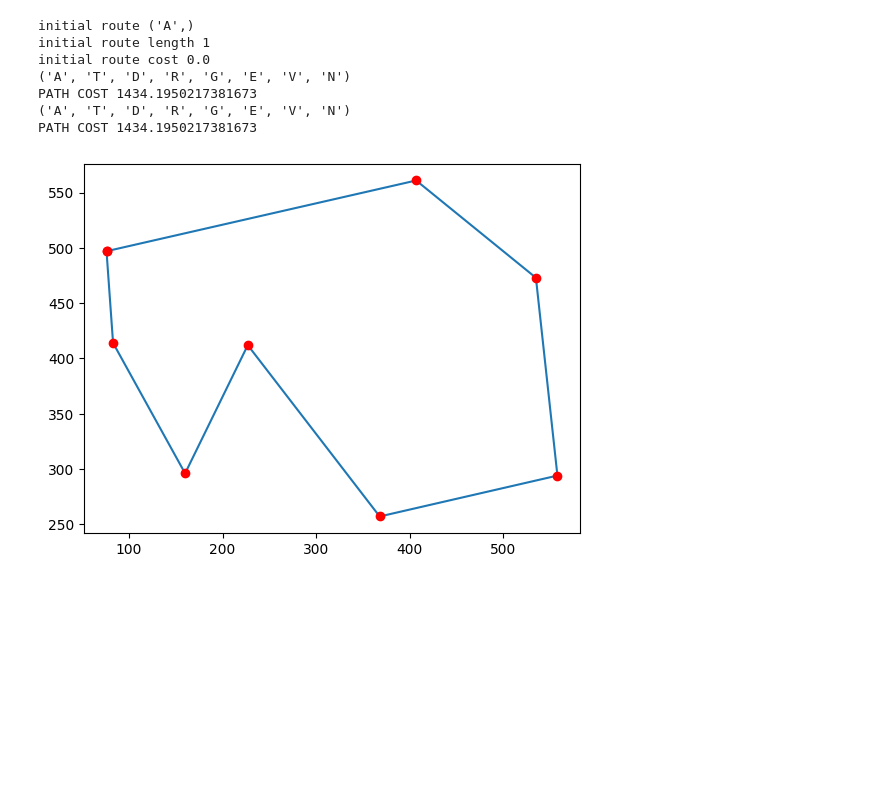
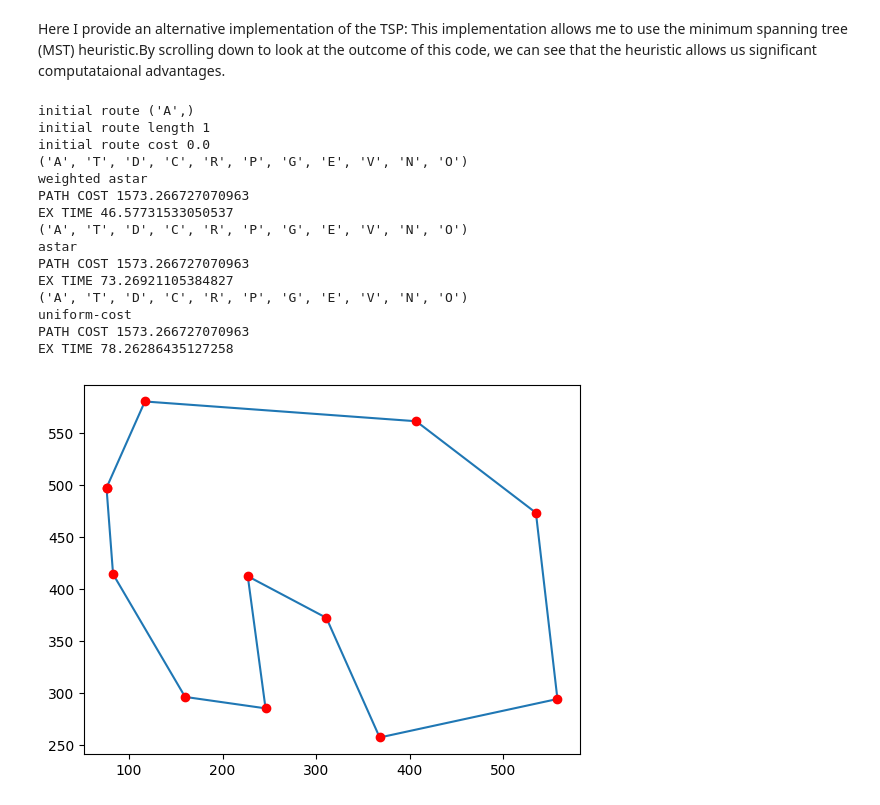
Before and after one commit to hmp-anthony/aima-python, a Jupyter notebook: alt_tsp.ipynb, the cells around one changed output. Saved outputs shown, nothing was run; the diff lists cells and outputs as text; code cells hidden in the pictures; blank space fills up the shorter version.

```diff
--- a/alt_tsp.ipynb
+++ b/alt_tsp.ipynb
@@ -1,12 +1,21 @@
+# %% [markdown]
+Here I provide an alternative implementation of the TSP: This implementation allows me to use the minimum spanning tree (MST) heuristic.By scrolling down to look at the outcome of this code, we can see that the heuristic allows us significant computataional advantages.
 # %%
 from search_2 import *
 import numpy as np
 import matplotlib.pyplot as plt
 
+# this file contains a basic implementation of Kruskal's algorithm for MST
+from Graph import *
+import time
+
+
 romania = {'A': ( 76, 497), 'D': (160, 296),
            'E': (558, 294), 'G': (368, 257),
            'N': (407, 561), 'R': (227, 412),
-           'T': ( 83, 414), 'V': (535, 473)}
+           'T': ( 83, 414), 'V': (535, 473),
+           'O': (117, 580), 'P': (311, 372),
+           'C': (246, 285)}
 
 distances = {}
 cities = []
@@ -33,7 +42,7 @@ def cost(route):
 class TSP(Problem):
 
     def is_goal(self, state):
-        return len(state) == 8
+        return len(state) == len(romania)
 
     def actions(self, state):
         """The places neighboring `state`."""
@@ -81,50 +90,88 @@ class TSP(Problem):
                 min_city = c
         #    3) estimated distance to travel all the unvisited cities
         #       (MST heuristic used here)
-        return min_distance_current + min_distance_start
+        rint = {}
+        keys = unvisited
+        for k in range(len(keys)):
+            rint[keys[k]] = k
+
+        g = Graph(len(keys))
+        for c1 in keys:
+            for c2 in keys:
+                if c1 == c2:
+                    continue
+                g.add_edge(rint[c1], rint[c2], distances[c1][c2])
+
+        mst = g.kruskal_mst()
+        total_weight = 0
+        for u, v, weight in mst:
+            total_weight = total_weight + weight
+
+        return min_distance_current + min_distance_start + total_weight
 
     def h_weighted(self, n):
         return 2*self.h(n)
 
 
 initial_route = tuple('A')
 
 print("initial route", initial_route)
 print("initial route length", len(initial_route))
 print("initial route cost", cost(initial_route))
 
+def astar_mst(problem): return astar_search(problem, h=problem.h)
+def astar_mst_weighted(problem): return astar_search(problem, h=problem.h_weighted)
+
 r0 = TSP(initial = initial_route)
-path = path_states(astar_search(r0))
+t0 = time.time()
+path = path_states(astar_mst_weighted(r0))
+t1 = time.time()
 print(path[-1])
+print("weighted astar")
 print("PATH COST", cost(path[-1]))
+print("EX TIME", t1- t0)
+
+t0 = time.time()
+path = path_states(astar_mst(r0))
+t1 = time.time()
+print(path[-1])
+print("astar")
+print("PATH COST", cost(path[-1]))
+print("EX TIME", t1- t0)
+
+t0 = time.time()
 path = path_states(uniform_cost_search(r0))
+t1 = time.time()
 print(path[-1])
+print("uniform-cost")
 print("PATH COST", cost(path[-1]))
+print("EX TIME", t1- t0)
 
 data = []
 for p in path[-1]:
     data.append(romania[p])
 data.append(data[0])
 
 x_val = [x[0] for x in data]
 y_val = [x[1] for x in data]
 
 plt.plot(x_val,y_val)
 plt.plot(x_val,y_val,'or')
 plt.show()
-
-def astar_mst(problem): return astar_search(problem, h=problem.h)
-def astar_mst_weighted(problem): return astar_search(problem, h=problem.h_weighted)
-
-report([uniform_cost_search,
-        astar_mst,
-        astar_mst_weighted], [r0])
 # %% [output]
 initial route ('A',)
 initial route length 1
 initial route cost 0.0
-('A', 'T', 'D', 'R', 'G', 'E', 'V', 'N')
-PATH COST 1434.1950217381673
-('A', 'T', 'D', 'R', 'G', 'E', 'V', 'N')
-PATH COST 1434.1950217381673
+('A', 'T', 'D', 'C', 'R', 'P', 'G', 'E', 'V', 'N', 'O')
+weighted astar
+PATH COST 1573.266727070963
+EX TIME 46.57731533050537
+('A', 'T', 'D', 'C', 'R', 'P', 'G', 'E', 'V', 'N', 'O')
+astar
+PATH COST 1573.266727070963
+EX TIME 73.26921105384827
+('A', 'T', 'D', 'C', 'R', 'P', 'G', 'E', 'V', 'N', 'O')
+uniform-cost
+PATH COST 1573.266727070963
+EX TIME 78.26286435127258
-[figure, old version]
+[figure, new version]
```
Also changed, not shown: parts of 3 cells of this notebook, 2 other files.
